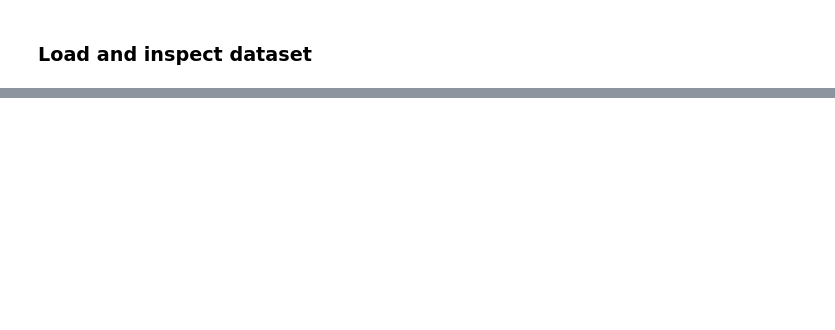
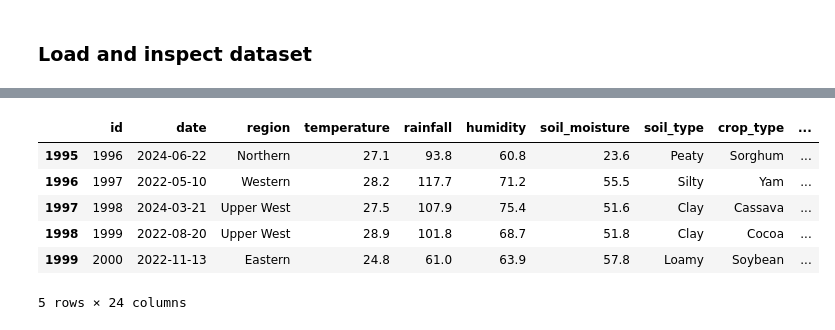
Before and after one commit to aminayusif/PharmaInsight, a Jupyter notebook: Weather_Crop_Advisor.ipynb, the cells around one changed output, grey strips where cells are left out. Saved outputs shown, nothing was run; the diff lists cells and outputs as text; code cells hidden in the pictures; blank space fills up the shorter version.

```diff
--- a/Weather_Crop_Advisor.ipynb
+++ b/Weather_Crop_Advisor.ipynb
@@ -71,0 +85,10 @@ from sklearn.preprocessing import LabelEncoder, StandardScaler
+# %%
+data.tail()
+# %% [output]
+|  | id | date | region | temperature | rainfall | humidity | soil_moisture | soil_type | crop_type | ... |
+| 1995 | 1996 | 2024-06-22 | Northern | 27.1 | 93.8 | 60.8 | 23.6 | Peaty | Sorghum | ... |
+| 1996 | 1997 | 2022-05-10 | Western | 28.2 | 117.7 | 71.2 | 55.5 | Silty | Yam | ... |
+| 1997 | 1998 | 2024-03-21 | Upper West | 27.5 | 107.9 | 75.4 | 51.6 | Clay | Cassava | ... |
+| 1998 | 1999 | 2022-08-20 | Upper West | 28.9 | 101.8 | 68.7 | 51.8 | Clay | Cocoa | ... |
+| 1999 | 2000 | 2022-11-13 | Eastern | 24.8 | 61.0 | 63.9 | 57.8 | Loamy | Soybean | ... |
+5 rows × 24 columns
```
Also changed, not shown: parts of 24 cells of this notebook.
